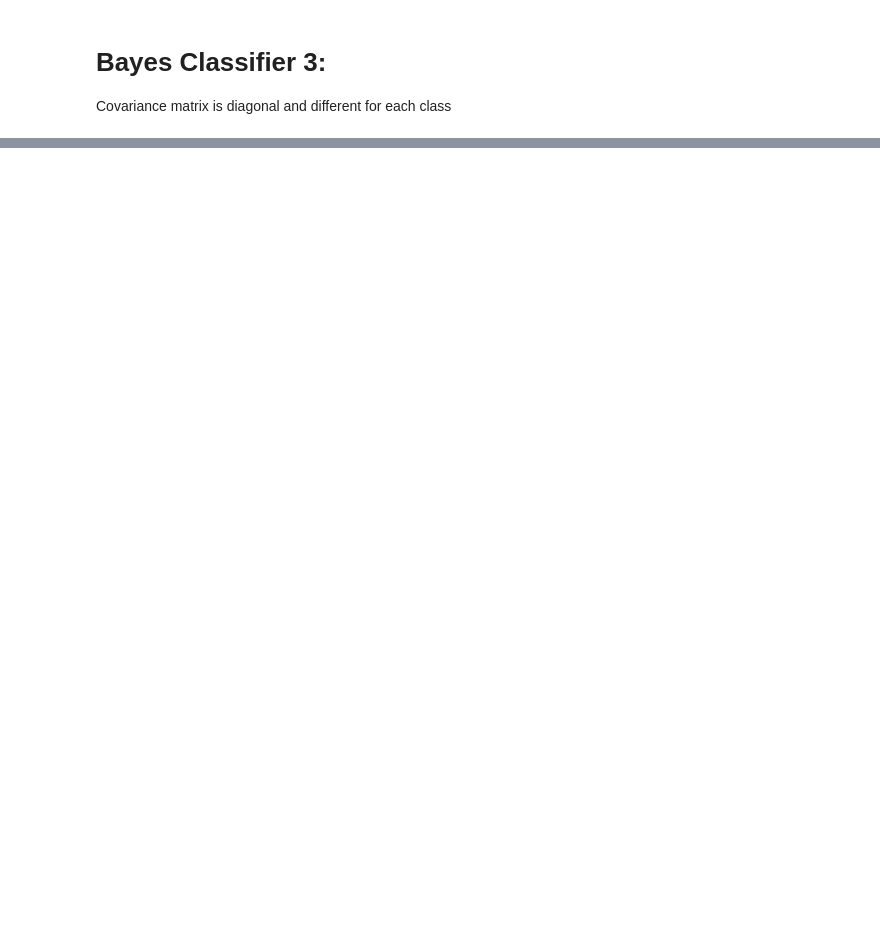
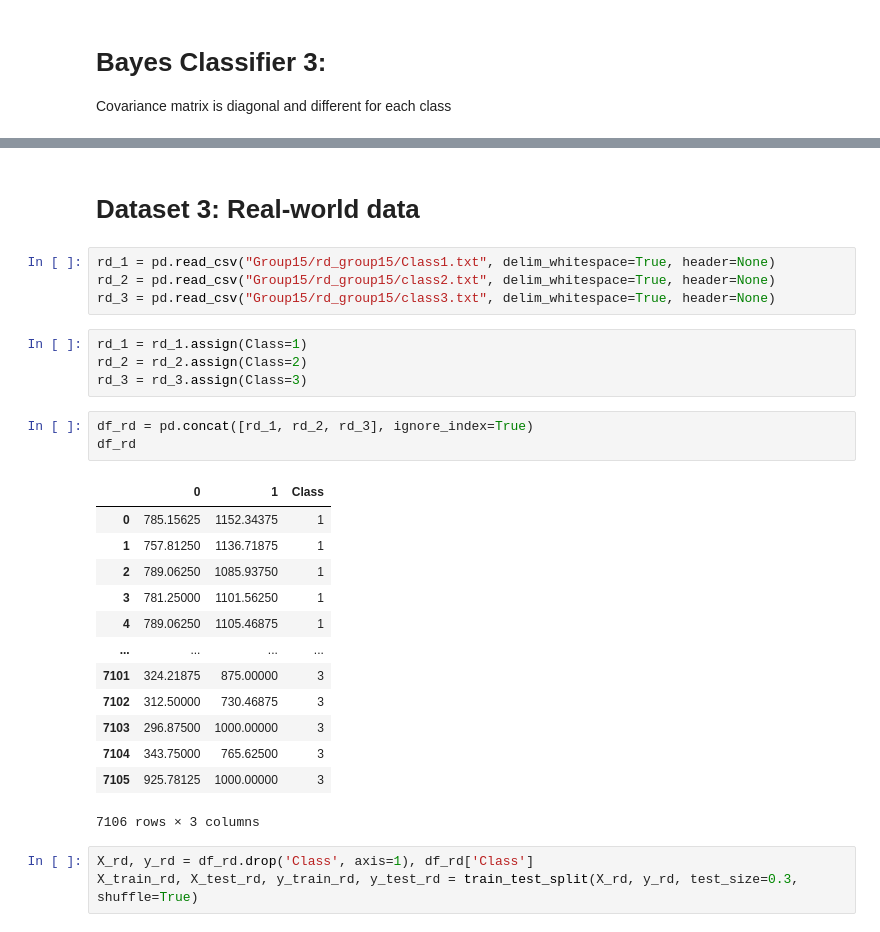
Before and after one commit to SiddharthYadav-v/CS669_Pattern_Recognition, a Jupyter notebook: assignment 1/code.ipynb, the cells around one changed output, grey strips where cells are left out. Drawn from its saved outputs; the diff is of its cells as text; blank space fills up the shorter version.

Commit message:
Completed Assignment-1

```diff
--- a/assignment 1/code.ipynb
+++ b/assignment 1/code.ipynb
@@ -339,0 +384,30 @@ plot_boundaries(bc3, X_test, y_test)
+# %% [markdown]
+# Dataset 3: Real-world data
+# %%
+rd_1 = pd.read_csv("Group15/rd_group15/Class1.txt", delim_whitespace=True, header=None)
+rd_2 = pd.read_csv("Group15/rd_group15/class2.txt", delim_whitespace=True, header=None)
+rd_3 = pd.read_csv("Group15/rd_group15/class3.txt", delim_whitespace=True, header=None)
+# %%
+rd_1 = rd_1.assign(Class=1)
+rd_2 = rd_2.assign(Class=2)
+rd_3 = rd_3.assign(Class=3)
+# %%
+df_rd = pd.concat([rd_1, rd_2, rd_3], ignore_index=True)
+df_rd
+# %% [output]
+|  | 0 | 1 | Class |
+| 0 | 785.15625 | 1152.34375 | 1 |
+| 1 | 757.81250 | 1136.71875 | 1 |
+| 2 | 789.06250 | 1085.93750 | 1 |
+| 3 | 781.25000 | 1101.56250 | 1 |
+| 4 | 789.06250 | 1105.46875 | 1 |
+| ... | ... | ... | ... |
+| 7101 | 324.21875 | 875.00000 | 3 |
+| 7102 | 312.50000 | 730.46875 | 3 |
+| 7103 | 296.87500 | 1000.00000 | 3 |
+| 7104 | 343.75000 | 765.62500 | 3 |
+| 7105 | 925.78125 | 1000.00000 | 3 |
+7106 rows × 3 columns
+# %%
+X_rd, y_rd = df_rd.drop('Class', axis=1), df_rd['Class']
+X_train_rd, X_test_rd, y_train_rd, y_test_rd = train_test_split(X_rd, y_rd, test_size=0.3, shuffle=True)
```
Also changed, not shown: parts of 43 cells of this notebook, 1 other file.
